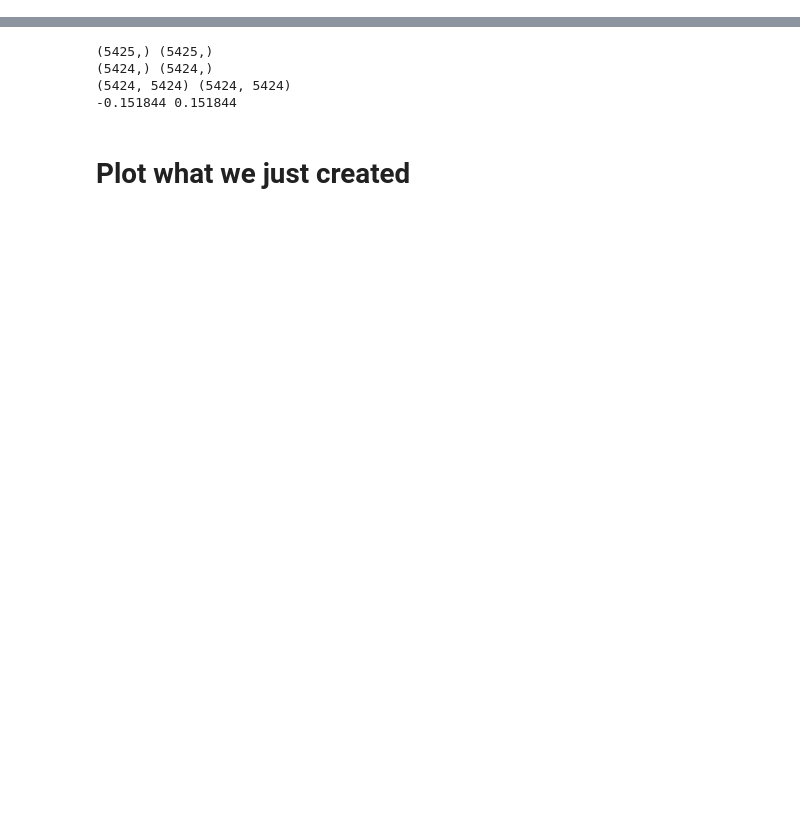
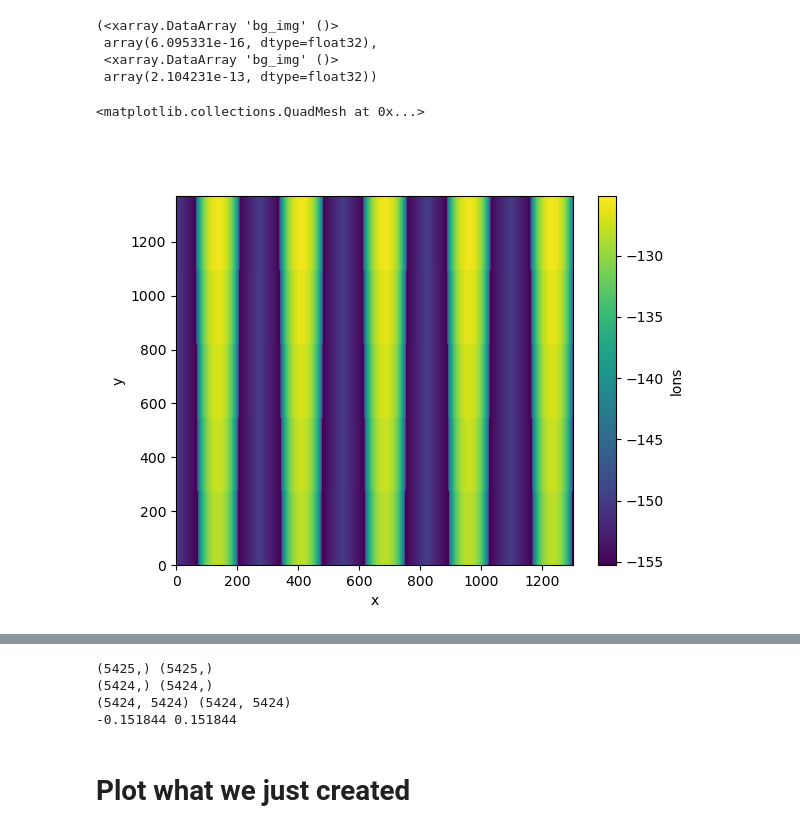
Before and after one commit to deeplycloudy/glmtools, a Jupyter notebook: examples/dqf/demo_dqf_create.ipynb, the cells around one changed output, grey strips where cells are left out. Saved outputs shown, nothing was run; the diff lists cells and outputs as text; code cells hidden in the pictures; blank space fills up the shorter version.

```diff
--- a/examples/dqf/demo_dqf_create.ipynb
+++ b/examples/dqf/demo_dqf_create.ipynb
@@ -4,0 +11,3 @@ from datetime import datetime
+# %%
+import xarray as xr
+ds_in = xr.open_dataset('/Users/ebruning/Downloads/glm_nav_cal_bg_test.nc').load()
@@ -4,0 +24,15 @@ from datetime import datetime
+# %%
+ds_in.bg_img.min(), ds_in.bg_img.max()
+# %% [output]
+(<xarray.DataArray 'bg_img' ()>
+ array(6.095331e-16, dtype=float32),
+ <xarray.DataArray 'bg_img' ()>
+ array(2.104231e-13, dtype=float32))
+# %%
+plt.figure()
+lons = ds_in.lons.values
+lons.shape =
+ds_in.lons.plot()
+# %% [output]
+<matplotlib.collections.QuadMesh at 0x...>
+[figure, added]
```
Also changed, not shown: parts of 13 cells of this notebook, 1 other file.
